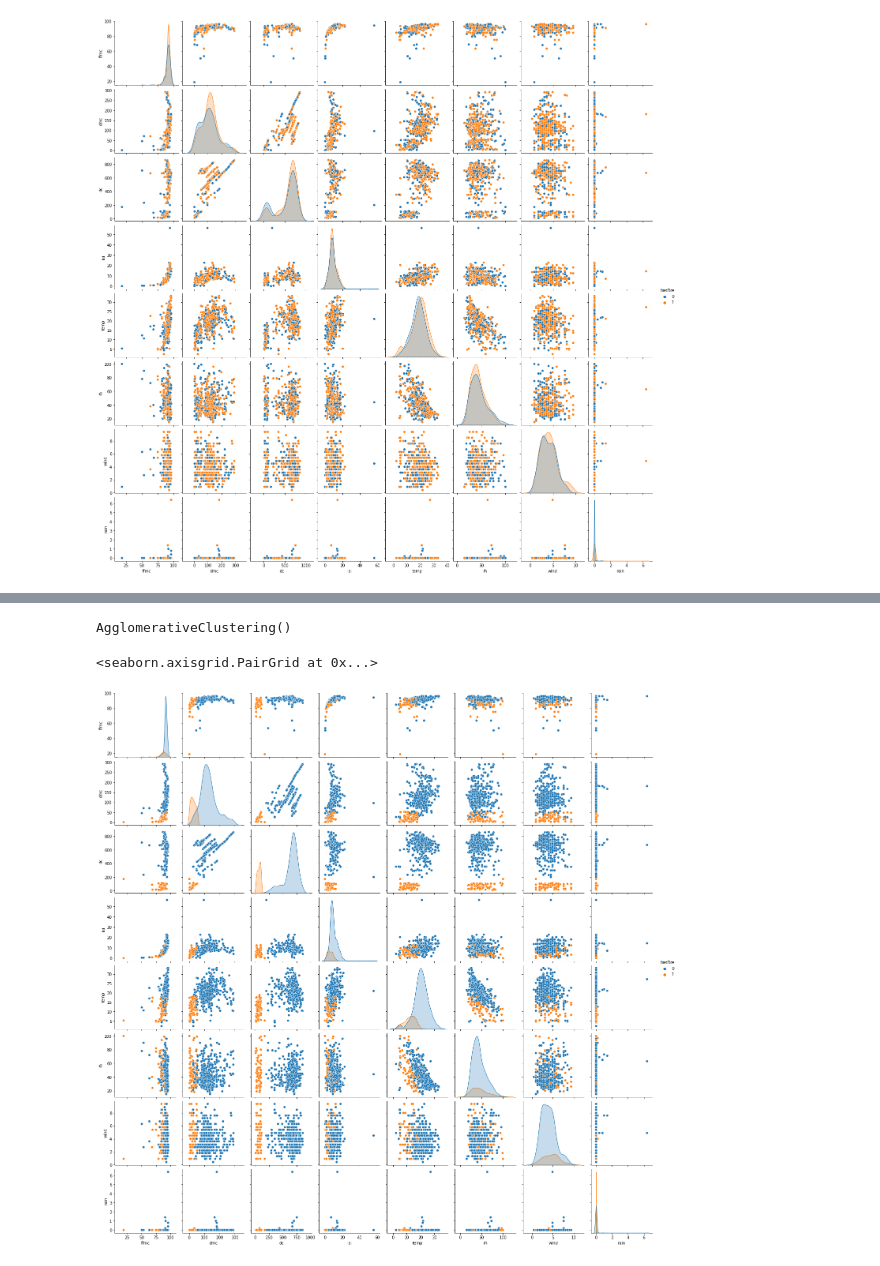
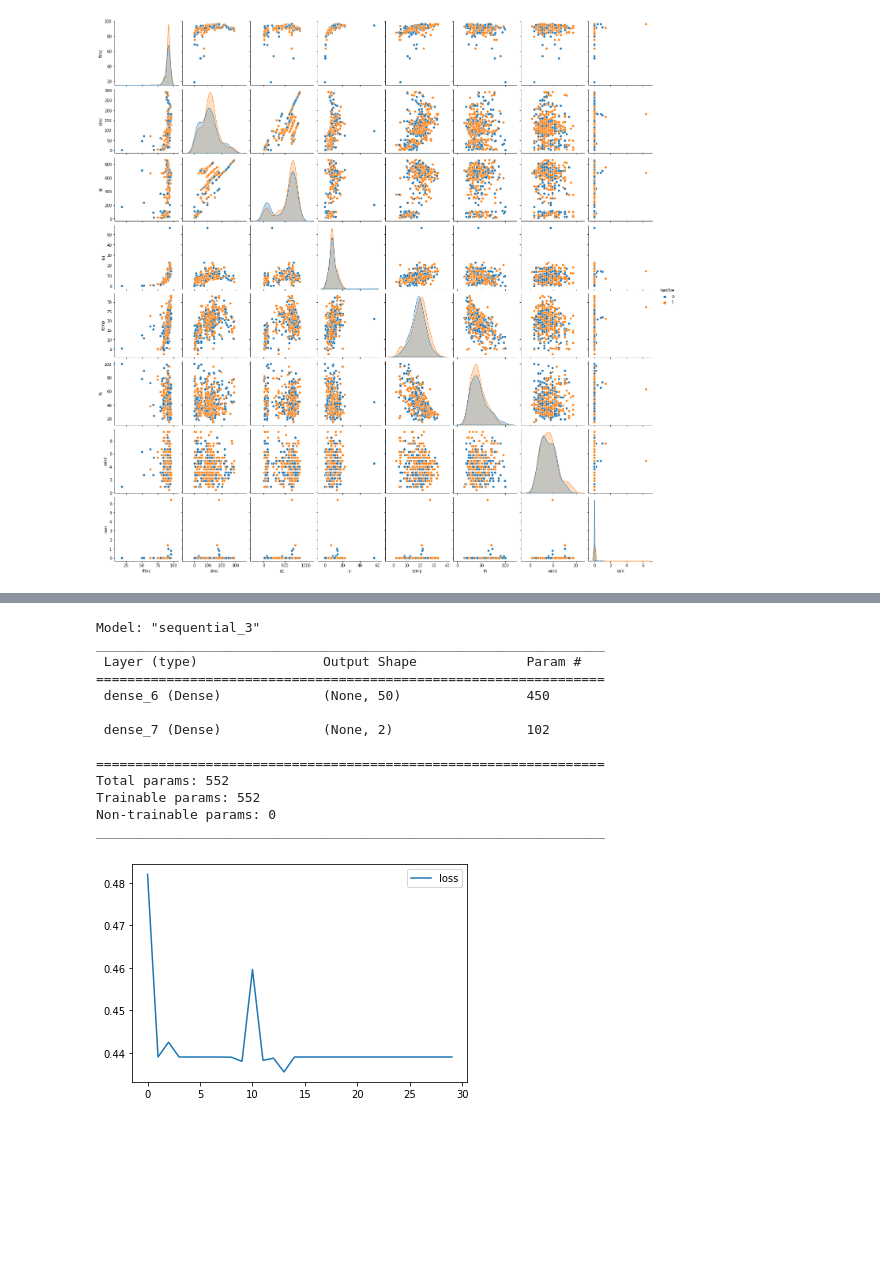
Before and after one commit to mjsmagalhaes/examples-datascience, a Jupyter notebook: forest_fires.ipynb, the cells around one changed output, grey strips where cells are left out. Drawn from its saved outputs; the diff is of its cells as text; code cells hidden in the pictures; blank space fills up the shorter version.

Commit message:
start building a model for forest_fires

```diff
--- a/forest_fires.ipynb
+++ b/forest_fires.ipynb
@@ -92,12 +95,15 @@ chart_1 | chart_2
 # %% [output]
 [interactive output not drawn]
 # %%
-pd.DataFrame(rawScaled.area.describe()).style.applymap(
+# Find extremes and the median
+boundary = rawScaled.area.describe()
+pd.DataFrame(boundary).style.applymap(
   lambda x: 'color: yellow',
   subset=pd.IndexSlice['50%', ['area']]
+).applymap(
+    lambda x: 'color: royalblue',
+    subset=pd.IndexSlice[['min','max'], ['area']]
 )
-
-# lab.eda.histogramlab.eda.histogram(rawScaled, 'DMC', {'x': {'bin': True}})
 # %% [output]
 |  | area |
 | count | 517.000000 |
@@ -109,6 +115,6 @@ pd.DataFrame(rawScaled.area.describe()).style.applymap(
 | 75% | -0.098709 |
 | max | 16.951110 |
 # %%
-areaT = rawScaled.area.transform(lambda x: x < -0.2)
+areaT = rawScaled.area.transform(lambda x: x > boundary['min'])
 areaT.value_counts()
 # %% [output]
@@ -167,12 +162,28 @@ clustering = AgglomerativeClustering().fit(X)
-# %%
-from scipy.cluster.hierarchy import dendrogram
-clustering
-# %% [output]
-AgglomerativeClustering()
-# %%
-X.hasFire = clustering.labels_
-# %%
-sns.pairplot(X, hue="hasFire")
-# %% [output]
-<seaborn.axisgrid.PairGrid at 0x...>
-[figure, removed]
+# %%
+# (min-1, min] => == min => 'No Fire'
+# (min, max] => 'Fire
+
+y, y_cat = model.categorise(
+  [boundary['min']-1, boundary['min'], boundary['max']],
+  ['No Fire', 'Fire'],
+  rawScaled.area
+)
+
+x = X.drop(['hasFire'], axis='columns')
+# %%
+m, th = model.build_model(x, y)
+# %% [output]
+Model: "sequential_3"
+_________________________________________________________________
+ Layer (type)                Output Shape              Param #
+=================================================================
+ dense_6 (Dense)             (None, 50)                450
+
+ dense_7 (Dense)             (None, 2)                 102
+
+=================================================================
+Total params: 552
+Trainable params: 552
+Non-trainable params: 0
+_________________________________________________________________
+[figure, added]
```
Also changed, not shown: parts of 12 cells of this notebook, 3 other files.
